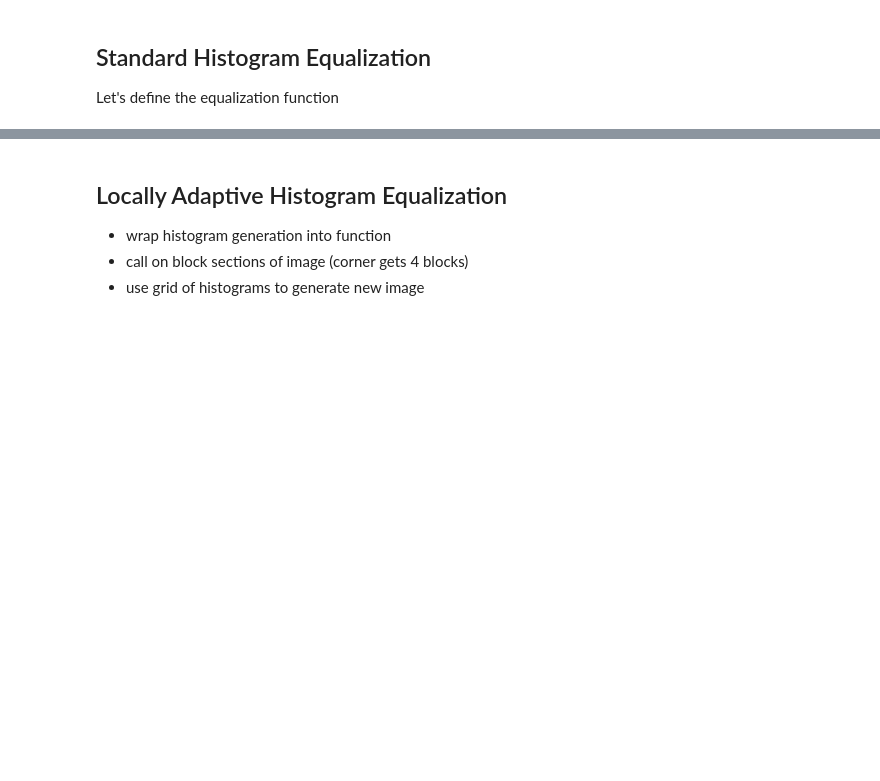
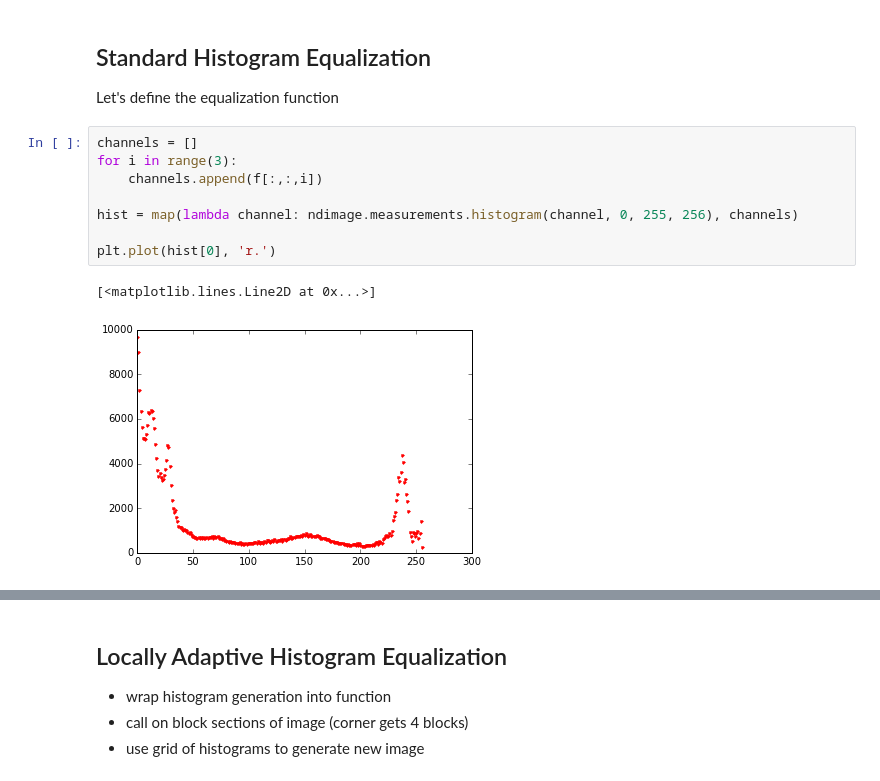
Before and after one commit to sakekasi/computer-vision, a Jupyter notebook: histogram_eq.ipynb, the cells around one changed output, grey strips where cells are left out. Drawn from its saved outputs; the diff is of its cells as text; blank space fills up the shorter version.

```diff
--- a/histogram_eq.ipynb
+++ b/histogram_eq.ipynb
@@ -22,3 +38,14 @@ print dims
 # %% [markdown]
 ## Standard Histogram Equalization
 Let's define the equalization function
+# %%
+channels = []
+for i in range(3):
+    channels.append(f[:,:,i])
+
+hist = map(lambda channel: ndimage.measurements.histogram(channel, 0, 255, 256), channels)
+
+plt.plot(hist[0], 'r.')
+# %% [output]
+[<matplotlib.lines.Line2D at 0x...>]
+[figure, added]
```
Also changed, not shown: parts of 10 cells of this notebook, 3 other files.
